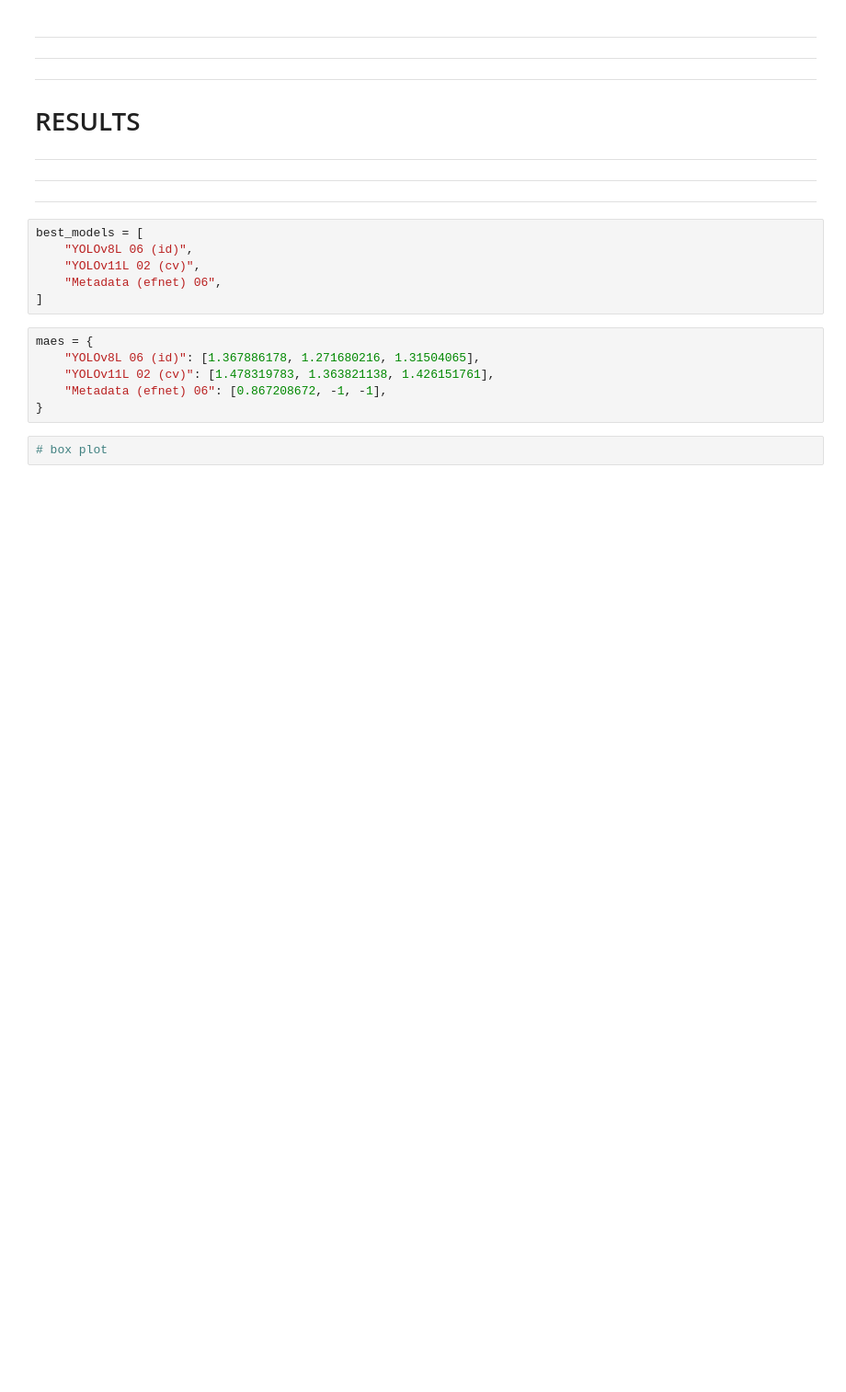
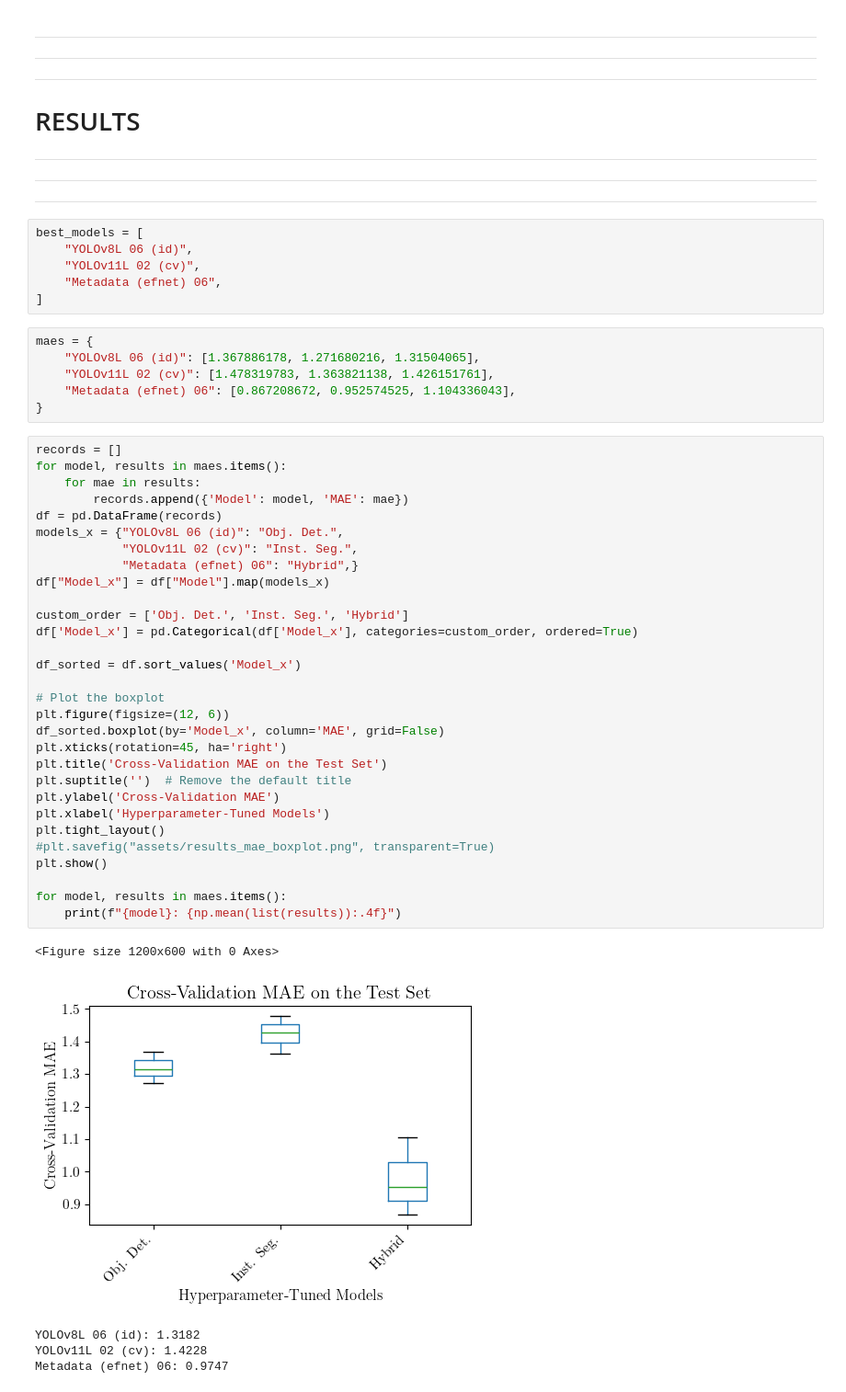
Before and after one commit to Hugoverissimo21/SolarPanel-DLCounter, a Jupyter notebook: ModelSelection.ipynb, the cells around one changed output. Shown: that part at 92% size. Drawn from its saved outputs; the diff is of its cells as text; blank space fills up the shorter version.

```diff
--- a/ModelSelection.ipynb
+++ b/ModelSelection.ipynb
@@ -459,7 +459,41 @@ best_models = [
 maes = {
     "YOLOv8L 06 (id)": [1.367886178, 1.271680216, 1.31504065],
     "YOLOv11L 02 (cv)": [1.478319783, 1.363821138, 1.426151761],
-    "Metadata (efnet) 06": [0.867208672, -1, -1],
+    "Metadata (efnet) 06": [0.867208672, 0.952574525, 1.104336043],
 }
-# %%
-# box plot
+# %%
+records = []
+for model, results in maes.items():
+    for mae in results:
+        records.append({'Model': model, 'MAE': mae})
+df = pd.DataFrame(records)
+models_x = {"YOLOv8L 06 (id)": "Obj. Det.",
+            "YOLOv11L 02 (cv)": "Inst. Seg.",
+            "Metadata (efnet) 06": "Hybrid",}
+df["Model_x"] = df["Model"].map(models_x)
+
+custom_order = ['Obj. Det.', 'Inst. Seg.', 'Hybrid']
+df['Model_x'] = pd.Categorical(df['Model_x'], categories=custom_order, ordered=True)
+
+df_sorted = df.sort_values('Model_x')
+
+# Plot the boxplot
+plt.figure(figsize=(12, 6))
+df_sorted.boxplot(by='Model_x', column='MAE', grid=False)
+plt.xticks(rotation=45, ha='right')
+plt.title('Cross-Validation MAE on the Test Set')
+plt.suptitle('')  # Remove the default title
+plt.ylabel('Cross-Validation MAE')
+plt.xlabel('Hyperparameter-Tuned Models')
+plt.tight_layout()
+#plt.savefig("assets/results_mae_boxplot.png", transparent=True)
+plt.show()
+
+for model, results in maes.items():
+    print(f"{model}: {np.mean(list(results)):.4f}")
+# %% [output]
+<Figure size 1200x600 with 0 Axes>
+[figure, added]
+YOLOv8L 06 (id): 1.3182
+YOLOv11L 02 (cv): 1.4228
+Metadata (efnet) 06: 0.9747
```
Also changed, not shown: parts of 2 cells of this notebook, 3 other files.
